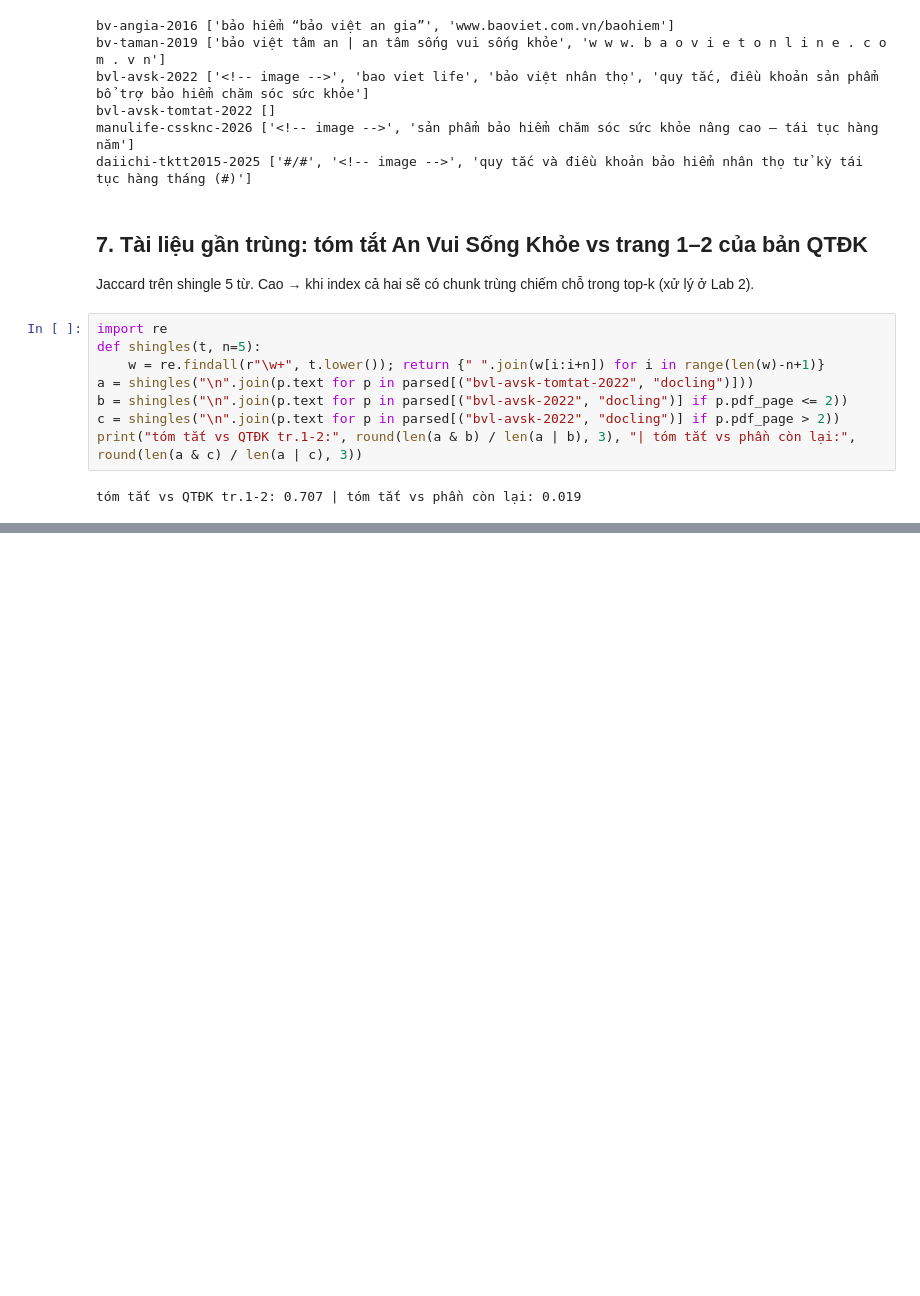
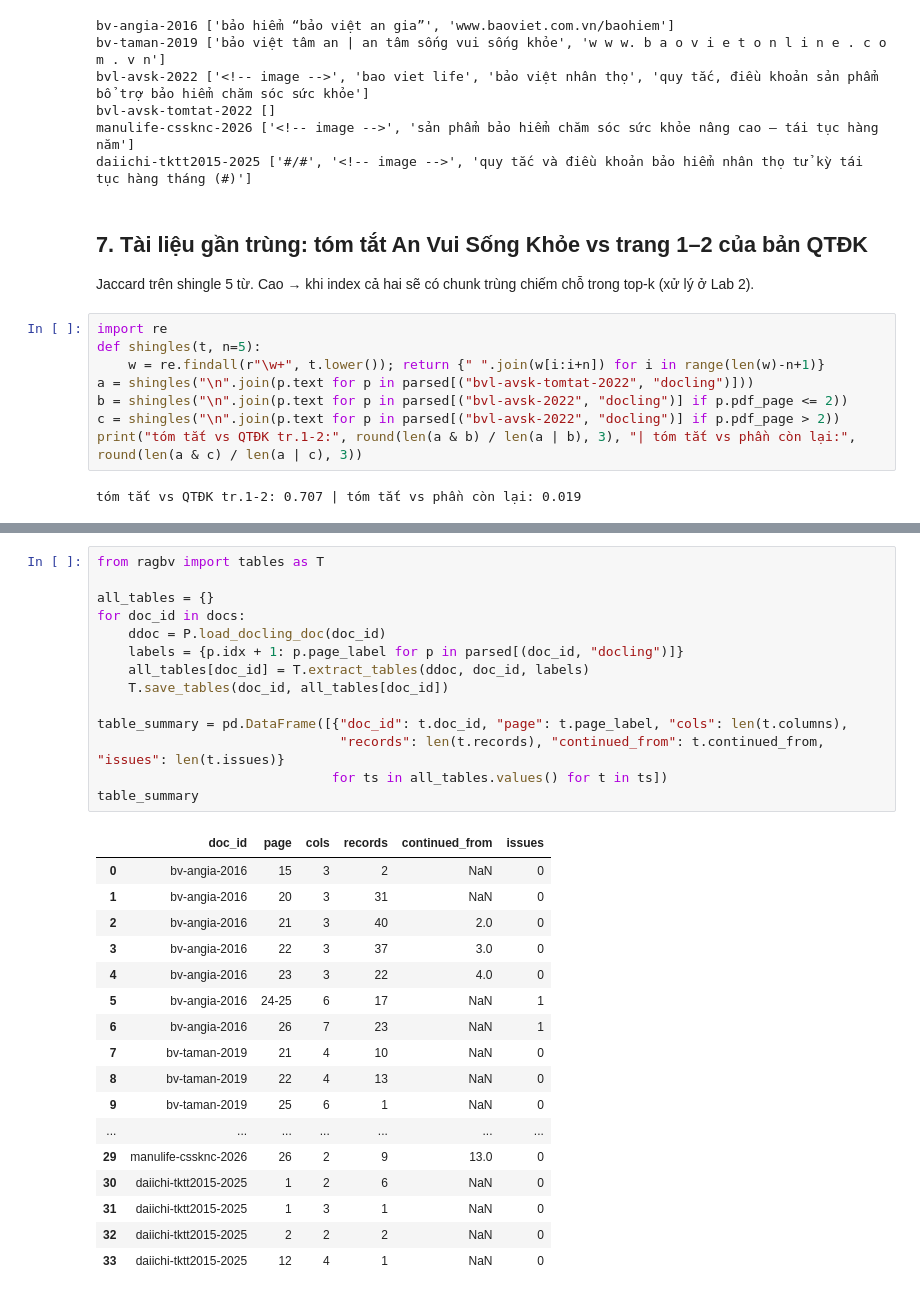
Before and after one commit to thnhphng04/rag-insurance-labs, a Jupyter notebook: notebooks/lab1_parsing.ipynb, the cells around one changed output, grey strips where cells are left out. Drawn from its saved outputs; the diff is of its cells as text; blank space fills up the shorter version.

```diff
--- a/notebooks/lab1_parsing.ipynb
+++ b/notebooks/lab1_parsing.ipynb
@@ -236,0 +247,32 @@ tóm tắt vs QTĐK tr.1-2: 0.707 | tóm tắt vs phần còn lại: 0.019
+# %%
+from ragbv import tables as T
+
+all_tables = {}
+for doc_id in docs:
+    ddoc = P.load_docling_doc(doc_id)
+    labels = {p.idx + 1: p.page_label for p in parsed[(doc_id, "docling")]}
+    all_tables[doc_id] = T.extract_tables(ddoc, doc_id, labels)
+    T.save_tables(doc_id, all_tables[doc_id])
+
+table_summary = pd.DataFrame([{"doc_id": t.doc_id, "page": t.page_label, "cols": len(t.columns),
+                               "records": len(t.records), "continued_from": t.continued_from, "issues": len(t.issues)}
+                              for ts in all_tables.values() for t in ts])
+table_summary
+# %% [output]
+|  | doc_id | page | cols | records | continued_from | issues |
+| 0 | bv-angia-2016 | 15 | 3 | 2 | NaN | 0 |
+| 1 | bv-angia-2016 | 20 | 3 | 31 | NaN | 0 |
+| 2 | bv-angia-2016 | 21 | 3 | 40 | 2.0 | 0 |
+| 3 | bv-angia-2016 | 22 | 3 | 37 | 3.0 | 0 |
+| 4 | bv-angia-2016 | 23 | 3 | 22 | 4.0 | 0 |
+| 5 | bv-angia-2016 | 24-25 | 6 | 17 | NaN | 1 |
+| 6 | bv-angia-2016 | 26 | 7 | 23 | NaN | 1 |
+| 7 | bv-taman-2019 | 21 | 4 | 10 | NaN | 0 |
+| 8 | bv-taman-2019 | 22 | 4 | 13 | NaN | 0 |
+| 9 | bv-taman-2019 | 25 | 6 | 1 | NaN | 0 |
+| ... | ... | ... | ... | ... | ... | ... |
+| 29 | manulife-cssknc-2026 | 26 | 2 | 9 | 13.0 | 0 |
+| 30 | daiichi-tktt2015-2025 | 1 | 2 | 6 | NaN | 0 |
+| 31 | daiichi-tktt2015-2025 | 1 | 3 | 1 | NaN | 0 |
+| 32 | daiichi-tktt2015-2025 | 2 | 2 | 2 | NaN | 0 |
+| 33 | daiichi-tktt2015-2025 | 12 | 4 | 1 | NaN | 0 |
```
Also changed, not shown: parts of 7 cells of this notebook, 16 other files.
